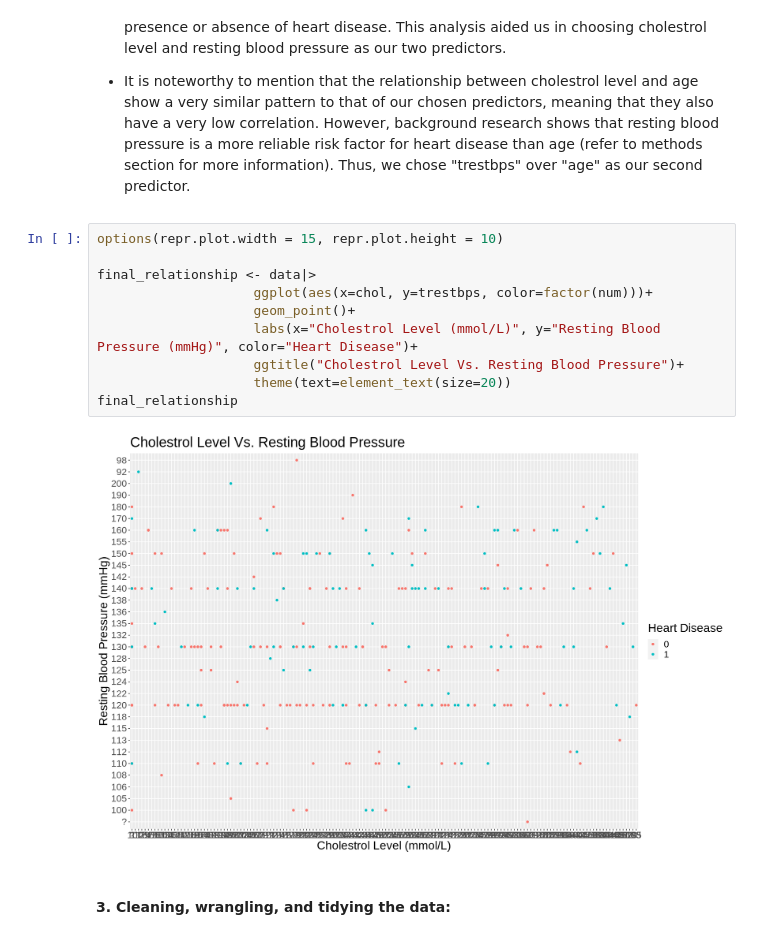
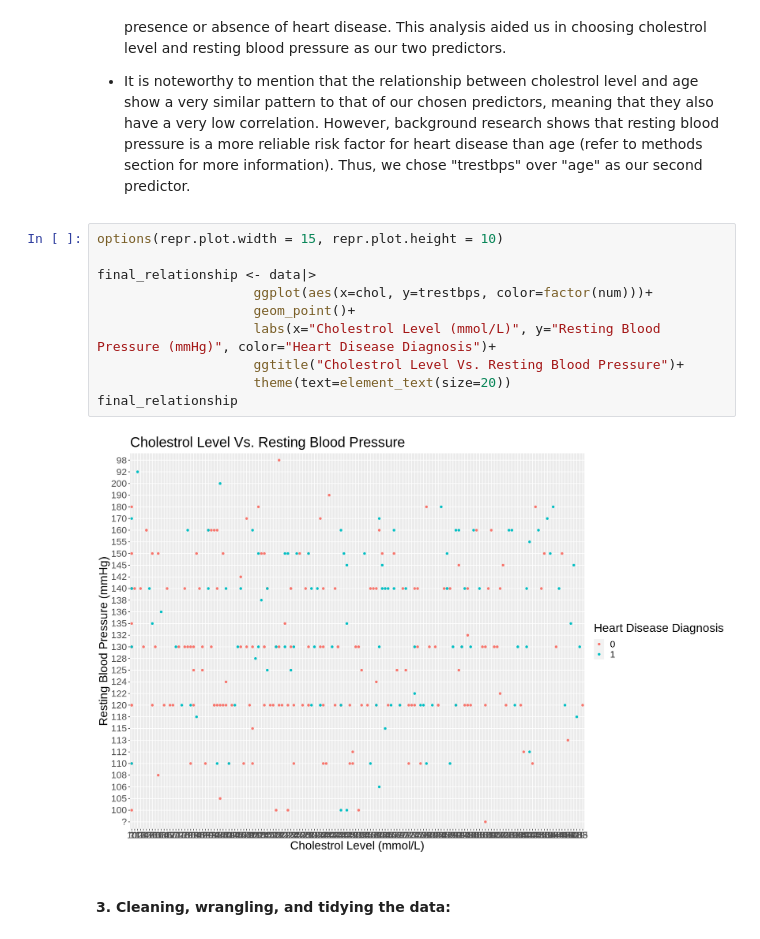
Before and after one commit to Tommy-Hu/dsci_100_heart_disease_project, a Jupyter notebook: Final Report.ipynb, the cells around one changed output. Saved outputs shown, nothing was run; the diff lists cells and outputs as text.

```diff
--- a/Final Report.ipynb
+++ b/Final Report.ipynb
@@ -96,15 +96,15 @@ Warning message:
 # %%
 options(repr.plot.width = 15, repr.plot.height = 10)
 
 final_relationship <- data|>
                     ggplot(aes(x=chol, y=trestbps, color=factor(num)))+
                     geom_point()+
-                    labs(x="Cholestrol Level (mmol/L)", y="Resting Blood Pressure (mmHg)", color="Heart Disease")+
+                    labs(x="Cholestrol Level (mmol/L)", y="Resting Blood Pressure (mmHg)", color="Heart Disease Diagnosis")+
                     ggtitle("Cholestrol Level Vs. Resting Blood Pressure")+
                     theme(text=element_text(size=20))
 final_relationship
 # %% [output]
-[figure, old version]
+[figure, new version]
 # %% [markdown]
 <h4>3. Cleaning, wrangling, and tidying the data:</h4>
 # %%
```
Also changed, not shown: parts of 8 cells of this notebook.
